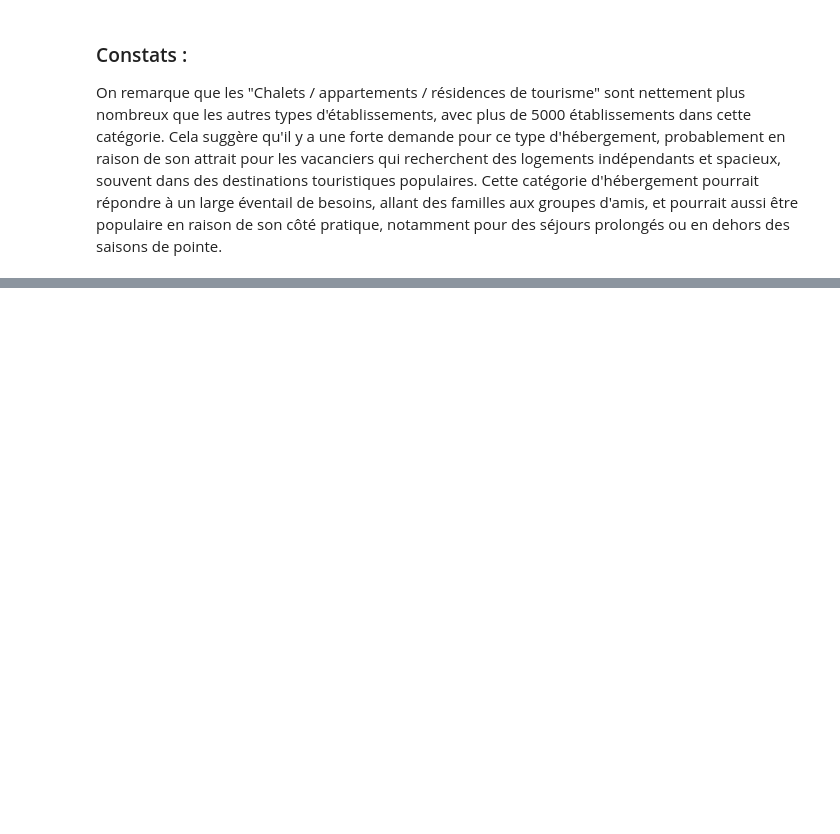
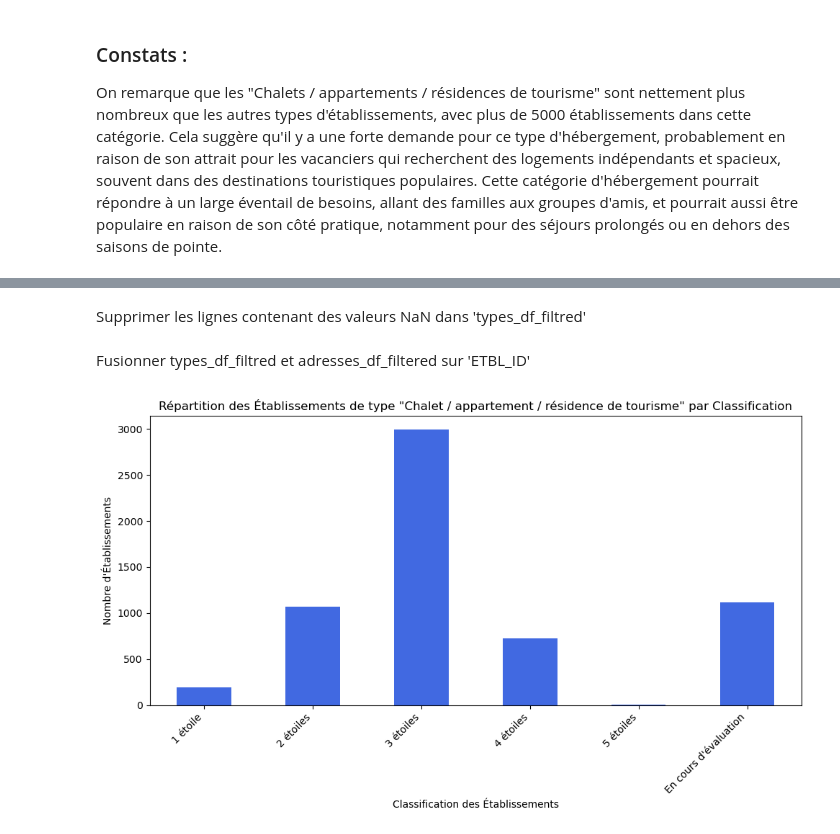
Before and after one commit to syphaxlch/TourismData_Analysis, a Jupyter notebook: Fichier.ipynb, the cells around one changed output, grey strips where cells are left out. Drawn from its saved outputs; the diff is of its cells as text; code cells hidden in the pictures; blank space fills up the shorter version.

Commit message:
Add visualisation

```diff
--- a/Fichier.ipynb
+++ b/Fichier.ipynb
@@ -443,0 +407,49 @@ plt.show()
+# %%
+types_df_filtred = type_df[['ETBL_ID','ETBL_TYPE_FR']]
+# %% [markdown]
+Supprimer les lignes contenant des valeurs NaN dans 'types_df_filtred'
+# %%
+types_df_filtred = types_df_filtred.dropna()
+# %% [markdown]
+Fusionner types_df_filtred et adresses_df_filtered sur 'ETBL_ID'
+# %%
+types_df_with_municipalite = pd.merge(types_df_filtred, adresses_df_filtered, on='ETBL_ID', how='left')
+# %%
+# Filtrer les caractéristiques pour obtenir uniquement celles liées à la "Classification"
+classification_df = caracteristiques_df[caracteristiques_df['CARACT_NOM_FR'] == 'Classification']
+
+# Effectuer la jointure entre types_df_with_municipalite et classification_df sur 'ETBL_ID'
+types_df_with_municipalite_and_classification = pd.merge(
+    types_df_with_municipalite,
+    classification_df[['ETBL_ID', 'CARACT_ATTRB_NOM_FR']],
+    on='ETBL_ID',
+    how='left'
+)
+
+# Renommer la colonne pour mieux refléter la classification
+types_df_with_municipalite_and_classification.rename(columns={'CARACT_ATTRB_NOM_FR': 'Classification'}, inplace=True)
+
+# Compter le nombre d'établissements par classification
+classification_counts = types_df_with_municipalite_and_classification['Classification'].value_counts()
+
+# Filtrer les établissements de type "Chalet / appartement / résidence de tourisme"
+chalet_type_df = types_df_with_municipalite_and_classification[types_df_with_municipalite_and_classification['ETBL_TYPE_FR'] == 'Chalet / appartement / résidence de tourisme']
+
+
+classification_moyenne = chalet_type_df.groupby('Classification')['ETBL_ID'].count()
+
+
+plt.figure(figsize=(10, 6))
+classification_moyenne.plot(kind='bar', color='royalblue')
+
+# Ajouter des labels et un titre
+plt.xlabel('Classification des Établissements')
+plt.ylabel('Nombre d\'Établissements')
+plt.title('Répartition des Établissements de type "Chalet / appartement / résidence de tourisme" par Classification')
+
+# Afficher le graphique
+plt.xticks(rotation=45, ha='right')
+plt.tight_layout()
+plt.show()
+# %% [output]
+[figure, added]
```
Also changed, not shown: parts of 12 cells of this notebook.
